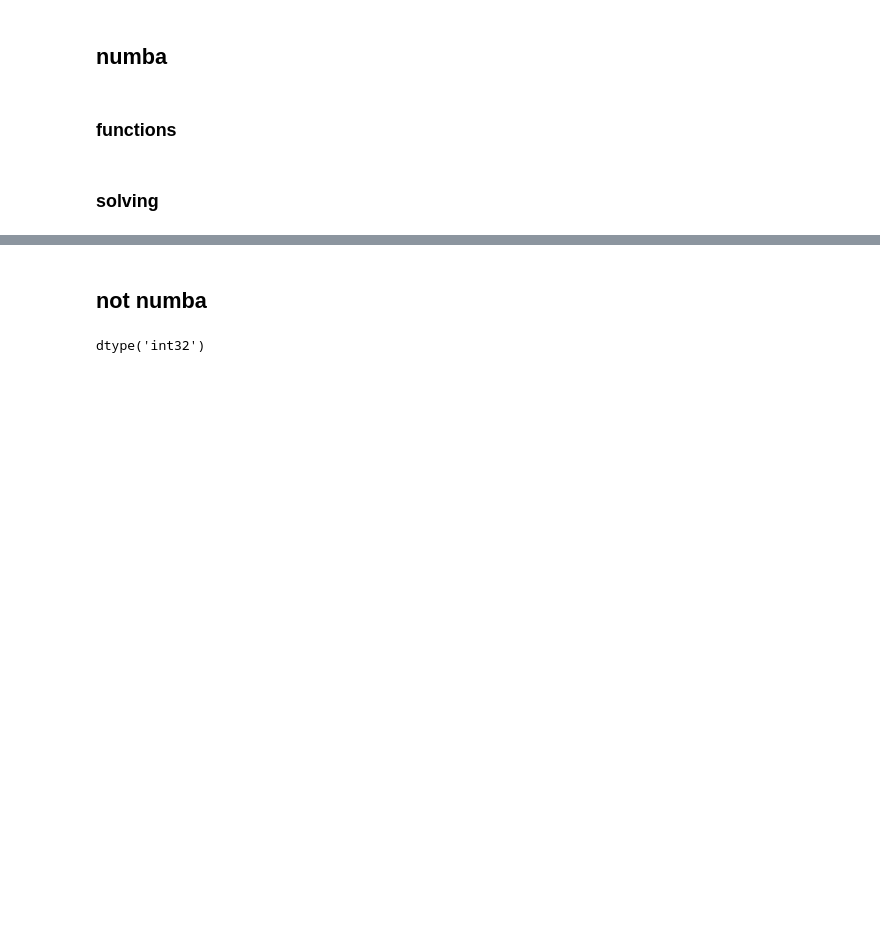
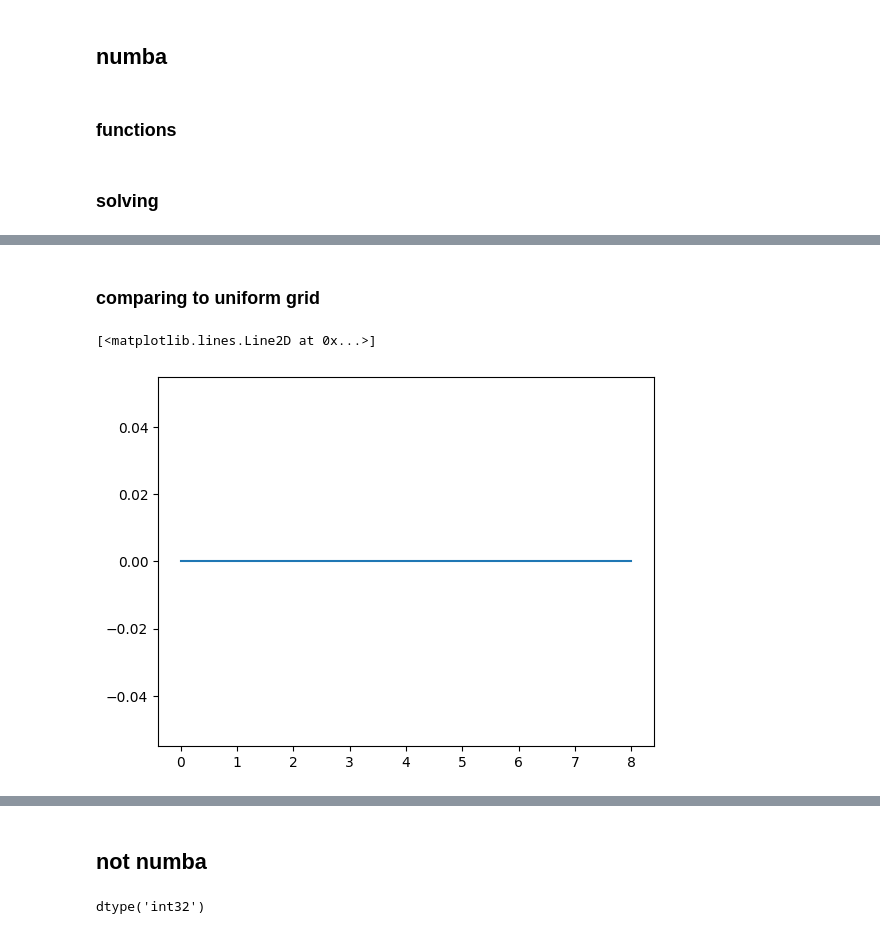
Before and after one commit to dashadem/CO2lovers, a Jupyter notebook: nonlinear.ipynb, the cells around one changed output, grey strips where cells are left out. Saved outputs shown, nothing was run; the diff lists cells and outputs as text; code cells hidden in the pictures; blank space fills up the shorter version.

```diff
--- a/nonlinear.ipynb
+++ b/nonlinear.ipynb
@@ -1170,0 +1183,2 @@ W, g, psi = get_solution_B(t, N, xi, v0, g0, W0, sgnB)
+# %% [markdown]
+### comparing to uniform grid
@@ -1170,0 +1359,5 @@ W, g, psi = get_solution_B(t, N, xi, v0, g0, W0, sgnB)
+# %%
+plt.plot(W_uni - W)
+# %% [output]
+[<matplotlib.lines.Line2D at 0x...>]
+[figure, added]
```
Also changed, not shown: parts of 11 cells of this notebook.
